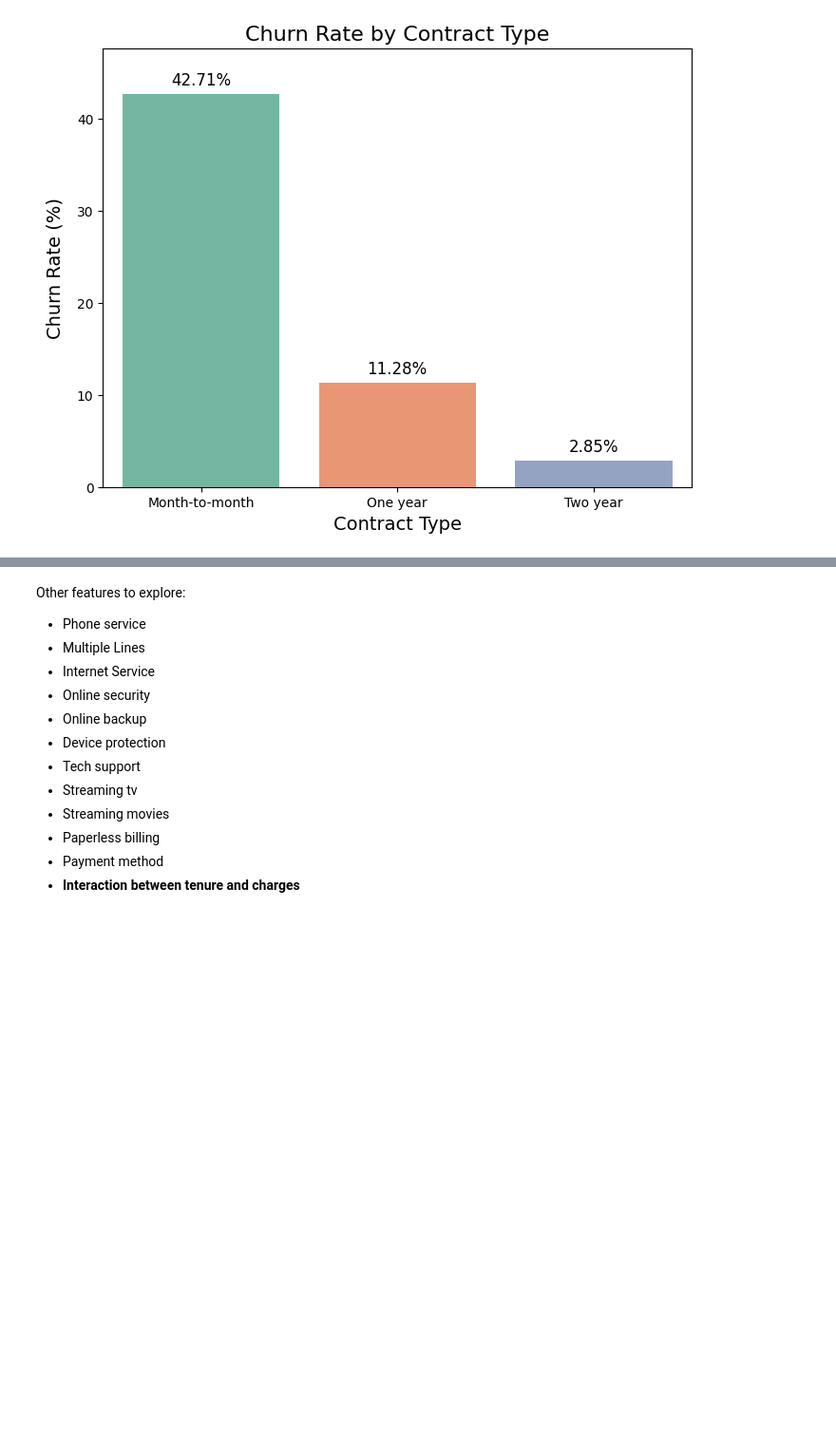
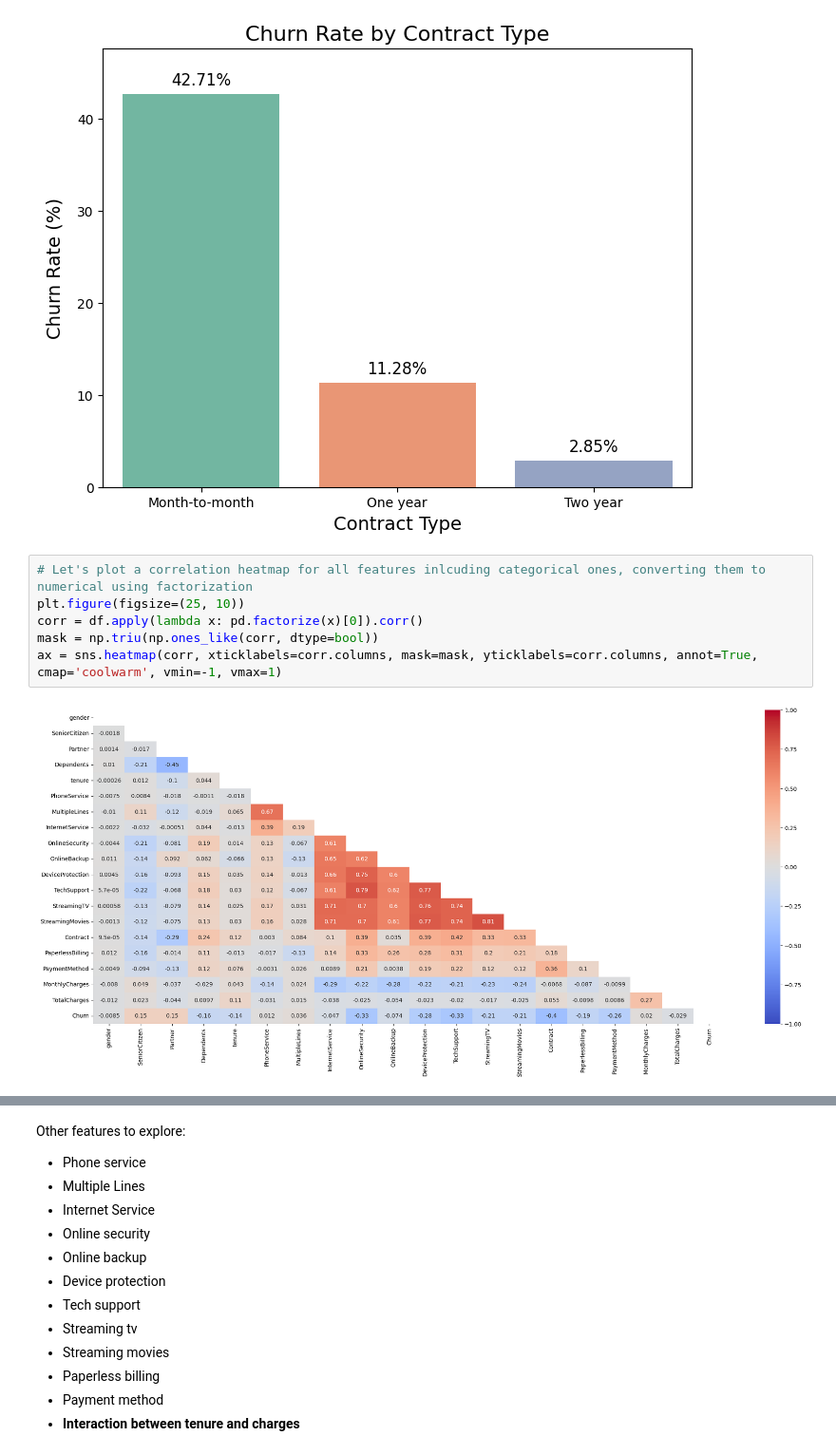
Before and after one commit to CoderCnc/ChurnPrediction, a Jupyter notebook: code.ipynb, the cells around one changed output, grey strips where cells are left out. Shown at 95% size. Saved outputs shown, nothing was run; the diff lists cells and outputs as text; blank space fills up the shorter version.

```diff
--- a/code.ipynb
+++ b/code.ipynb
@@ -477,3 +477,11 @@ plt.ylim(0, contract_churn['ChurnRate (%)'].max() + 5)
 plt.show()
 # %% [output]
 [figure]
+# %%
+# Let's plot a correlation heatmap for all features inlcuding categorical ones, converting them to numerical using factorization
+plt.figure(figsize=(25, 10))
+corr = df.apply(lambda x: pd.factorize(x)[0]).corr()
+mask = np.triu(np.ones_like(corr, dtype=bool))
+ax = sns.heatmap(corr, xticklabels=corr.columns, mask=mask, yticklabels=corr.columns, annot=True, cmap='coolwarm', vmin=-1, vmax=1)
+# %% [output]
+[figure, added]
```
Also changed, not shown: parts of 30 cells of this notebook.
